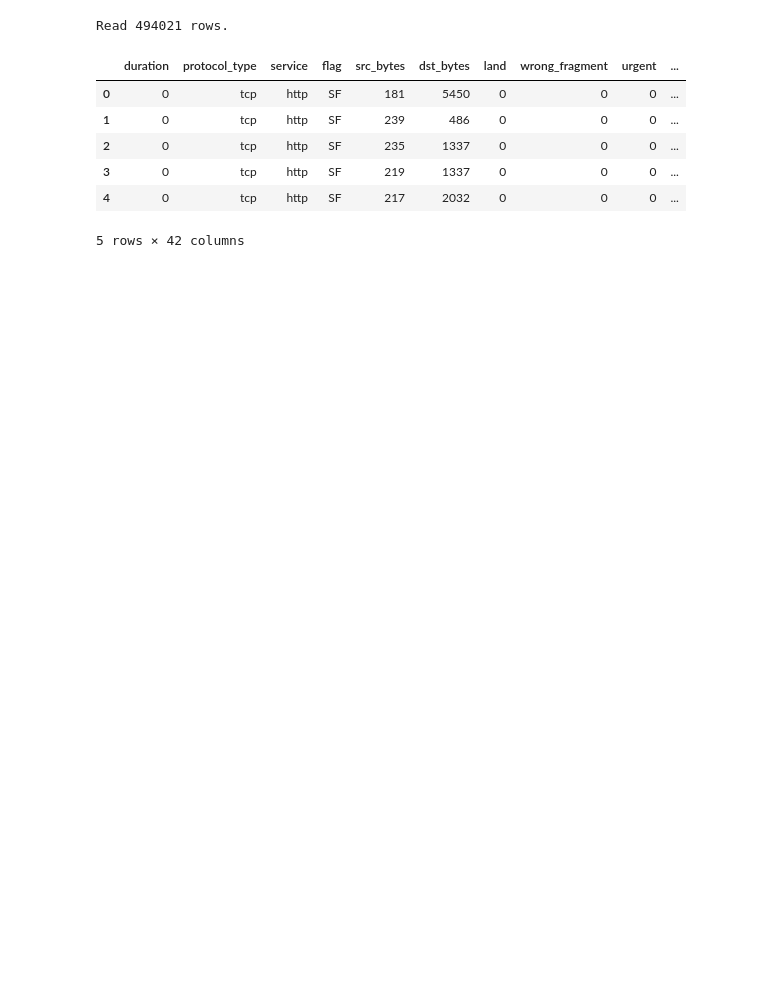
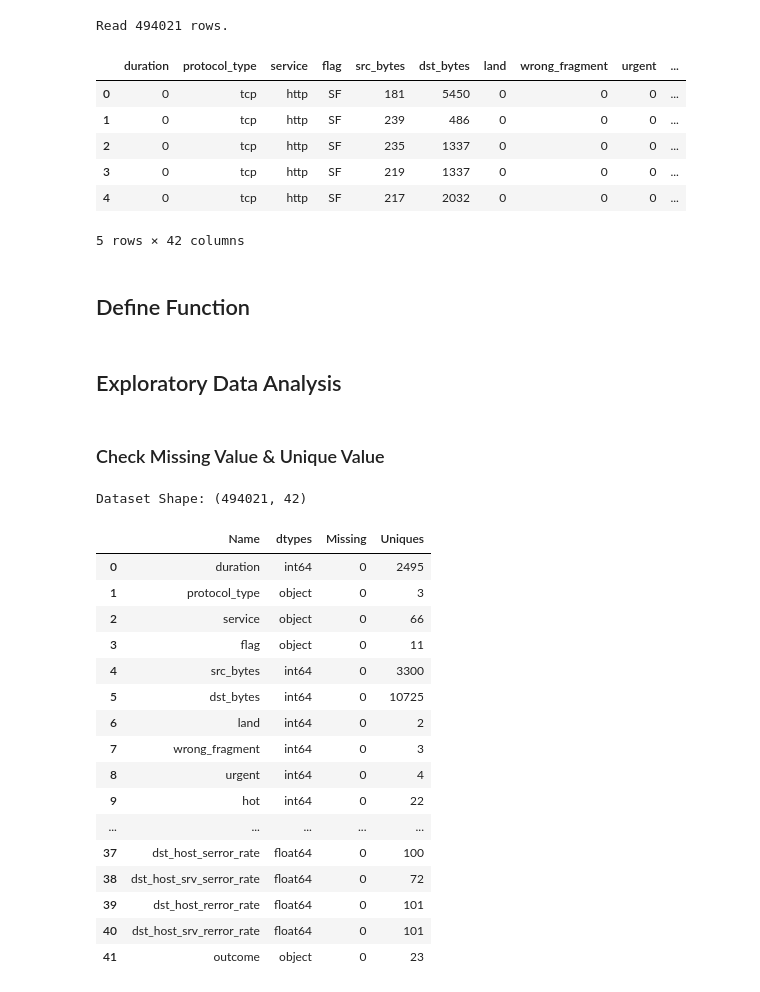
Before and after one commit to Yukkiasuna-sao/Anomaly_Detection, a Jupyter notebook: ipynb_translation/Anomaly Detection in Keras Auto Encoder.ipynb, the cells around one changed output. Saved outputs shown, nothing was run; the diff lists cells and outputs as text; code cells hidden in the pictures; blank space fills up the shorter version.

```diff
--- a/ipynb_translation/Anomaly Detection in Keras Auto Encoder.ipynb
+++ b/ipynb_translation/Anomaly Detection in Keras Auto Encoder.ipynb
@@ -129,3 +122,41 @@ Read 494021 rows.
 | 3 | 0 | tcp | http | SF | 219 | 1337 | 0 | 0 | 0 | ... |
 | 4 | 0 | tcp | http | SF | 217 | 2032 | 0 | 0 | 0 | ... |
 5 rows × 42 columns
+# %% [markdown]
+## Define Function
+# %%
+def resumetable(df):
+    print(f"Dataset Shape: {df.shape}")
+    summary = pd.DataFrame(df.dtypes,columns=['dtypes'])
+    summary = summary.reset_index()
+    summary['Name'] = summary['index']
+    summary = summary[['Name','dtypes']]
+    summary['Missing'] = df.isnull().sum().values
+    summary['Uniques'] = df.nunique().values
+
+    return summary
+# %% [markdown]
+## Exploratory Data Analysis
+# %% [markdown]
+### Check Missing Value & Unique Value
+# %%
+resumetable(df)
+# %% [output]
+Dataset Shape: (494021, 42)
+|  | Name | dtypes | Missing | Uniques |
+| 0 | duration | int64 | 0 | 2495 |
+| 1 | protocol_type | object | 0 | 3 |
+| 2 | service | object | 0 | 66 |
+| 3 | flag | object | 0 | 11 |
+| 4 | src_bytes | int64 | 0 | 3300 |
+| 5 | dst_bytes | int64 | 0 | 10725 |
+| 6 | land | int64 | 0 | 2 |
+| 7 | wrong_fragment | int64 | 0 | 3 |
+| 8 | urgent | int64 | 0 | 4 |
+| 9 | hot | int64 | 0 | 22 |
+| ... | ... | ... | ... | ... |
+| 37 | dst_host_serror_rate | float64 | 0 | 100 |
+| 38 | dst_host_srv_serror_rate | float64 | 0 | 72 |
+| 39 | dst_host_rerror_rate | float64 | 0 | 101 |
+| 40 | dst_host_srv_rerror_rate | float64 | 0 | 101 |
+| 41 | outcome | object | 0 | 23 |
```
Also changed, not shown: parts of 15 cells of this notebook, 2 other files.
